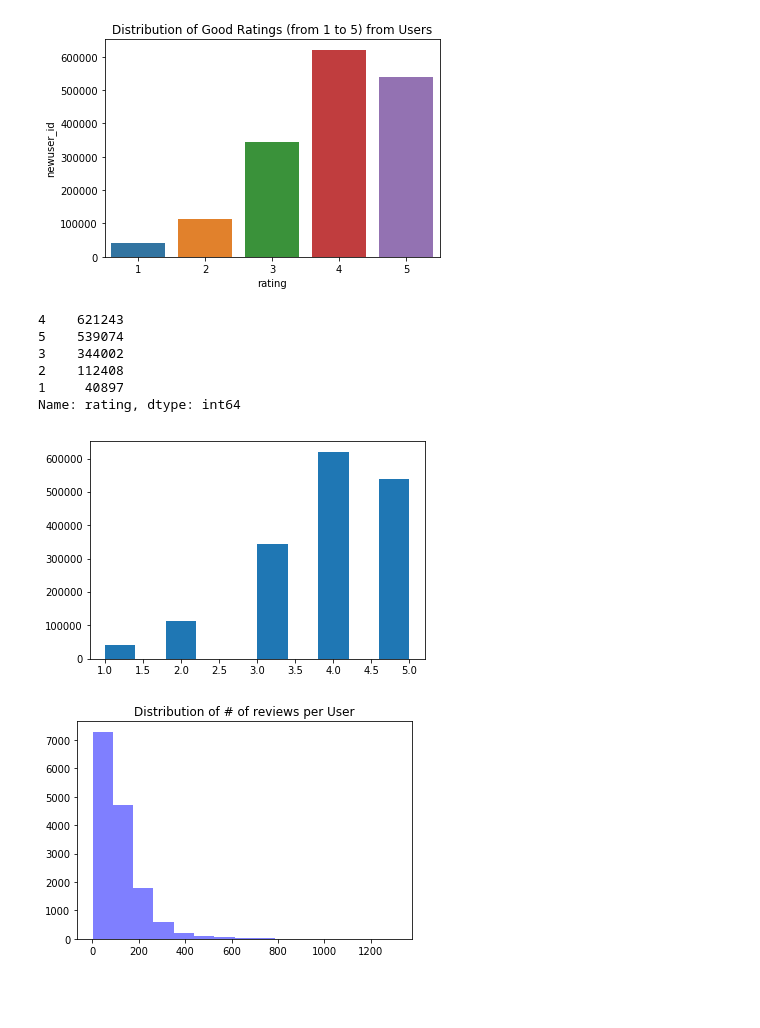
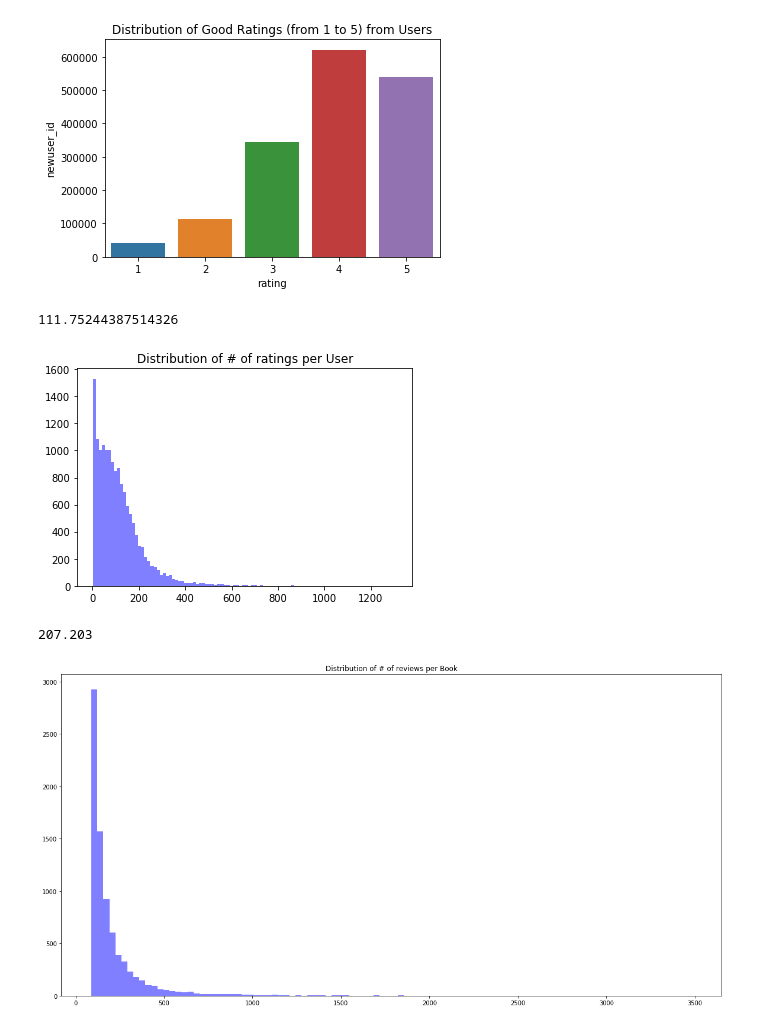
Before and after one commit to myccccccc/RecoBook, a Jupyter notebook: Second_EDA.ipynb, the cells around one changed output. Saved outputs shown, nothing was run; the diff lists cells and outputs as text; code cells hidden in the pictures; blank space fills up the shorter version.

```diff
--- a/Second_EDA.ipynb
+++ b/Second_EDA.ipynb
@@ -79,24 +88,28 @@ sns.barplot(x="rating" , y="newuser_id",  data=distr)
 plt.title('Distribution of Good Ratings (from 1 to 5) from Users');
 # %% [output]
 [figure]
+# %%
+np.mean(finalratings['newuser_id'].value_counts().values)
+# %% [output]
+111.75244387514326
 # %%
 # Distribution of the # of Ratings per User
 
-plt.hist(finalratings['rating']);
-finalratings['rating'].value_counts()
+n, bins, patches = plt.hist(finalratings['newuser_id'].value_counts(), 100, facecolor='blue', alpha=0.5)
+plt.title('Distribution of # of ratings per User')
+plt.show()
 # %% [output]
-4    621243
-5    539074
-3    344002
-2    112408
-1     40897
-Name: rating, dtype: int64
-[figure, old version]
+[figure, new version]
+# %%
+np.mean(finalratings['newbook_id'].value_counts().values)
+# %% [output]
+207.203
 # %%
-# Distribution of the # of Ratings per User
+# Distribution of the # of Ratings per Book
 
-n, bins, patches = plt.hist(finalratings['newuser_id'].value_counts(), 15, facecolor='blue', alpha=0.5)
-plt.title('Distribution of # of reviews per User')
+facet, axes = plt.subplots(1, 1, figsize=(20, 10))
+n, bins, patches = plt.hist(finalratings['newbook_id'].value_counts(), 100, facecolor='blue', alpha=0.5 )   #log= True
+plt.title('Distribution of # of reviews per Book')
 plt.show()
 # %% [output]
-[figure, old version]
+[figure, new version]
```
Also changed, not shown: parts of 15 cells of this notebook.
